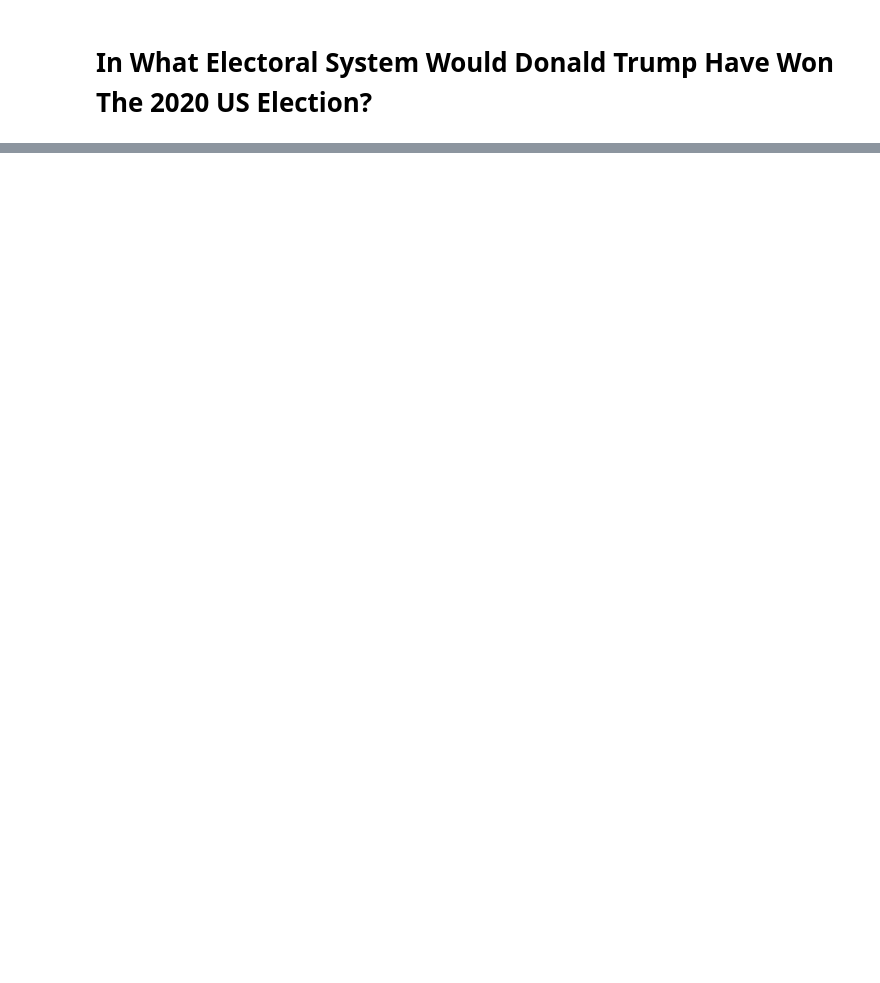
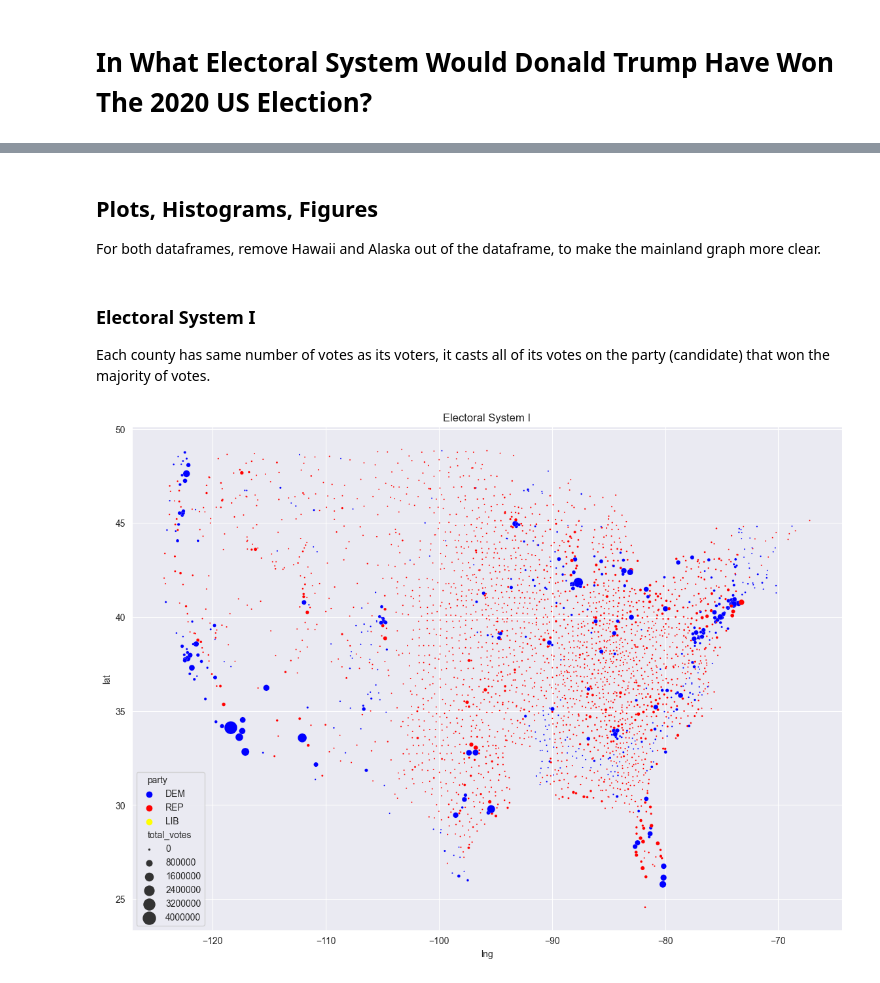
Before and after one commit to AllysonCui/ECO225, a Jupyter notebook: Code/Project 1/Project 1.ipynb, the cells around one changed output, grey strips where cells are left out. Drawn from its saved outputs; the diff is of its cells as text; code cells hidden in the pictures; blank space fills up the shorter version.

```diff
--- a/Code/Project 1/Project 1.ipynb
+++ b/Code/Project 1/Project 1.ipynb
@@ -49,0 +110,3 @@ This paper has only used president_county.csv, president_county_candidate_candid
+# %%
+df_geo = pd.read_csv('/Users/jiaxincui/Documents/GitHub/git-exercise-AllysonCui/Data/Other/uscities.csv')
+df_geo.head()
@@ -49,0 +126,3 @@ This paper has only used president_county.csv, president_county_candidate_candid
+# %%
+df['county'] = df['county'].str.replace(' County', '')
+df.drop(df[df['won'] == False].index, inplace = True)
@@ -49,0 +131,9 @@ This paper has only used president_county.csv, president_county_candidate_candid
+# %%
+df['county'] = df['county'].str.replace(' County', '')
+df.drop(df[df['won'] == False].index, inplace = True)
+df_geo.drop(['city', 'city_ascii', 'state_id', 'county_fips', 'source', 'military', 'incorporated', 'timezone', 'ranking', 'zips', 'id', 'population', 'density'], axis = 1, inplace = True)
+df_geo.rename(columns={"state_name": "state", "county_name": "county"}, inplace = True)
+df_geo.drop_duplicates(subset = ['state', 'county'], keep = 'first', inplace = True)
+df_county = pd.merge(df, df_geo, on=['county', 'state'], how = 'left')
+df_county['total_votes'] = df_pc['current_votes']
+df_county.head(10)
@@ -49,0 +325,17 @@ This paper has only used president_county.csv, president_county_candidate_candid
+# %% [markdown]
+## Plots, Histograms, Figures
+
+For both dataframes, remove Hawaii and Alaska out of the dataframe, to make the mainland graph more clear.
+# %%
+df_state_mainland = df_state2[~df_state2["state"].isin(["Alaska", "Hawaii"])]
+df_county_mainland = df_county[~df_county["state"].isin(["Alaska", "Hawaii"])]
+# %% [markdown]
+### Electoral System I
+Each county has same number of votes as its voters, it casts all of its votes on the party (candidate) that won the majority of votes.
+# %%
+plt.figure(figsize = (14,10))
+sns.scatterplot(data = df_county_mainland, x = "lng", y = "lat", hue = "party", size = "total_votes",
+                sizes = (2, 200), palette = ['blue', 'red', 'yellow'])
+plt.title("Electoral System I");
+# %% [output]
+[figure, added]
```
Also changed, not shown: parts of 37 cells of this notebook, 2 other files.
